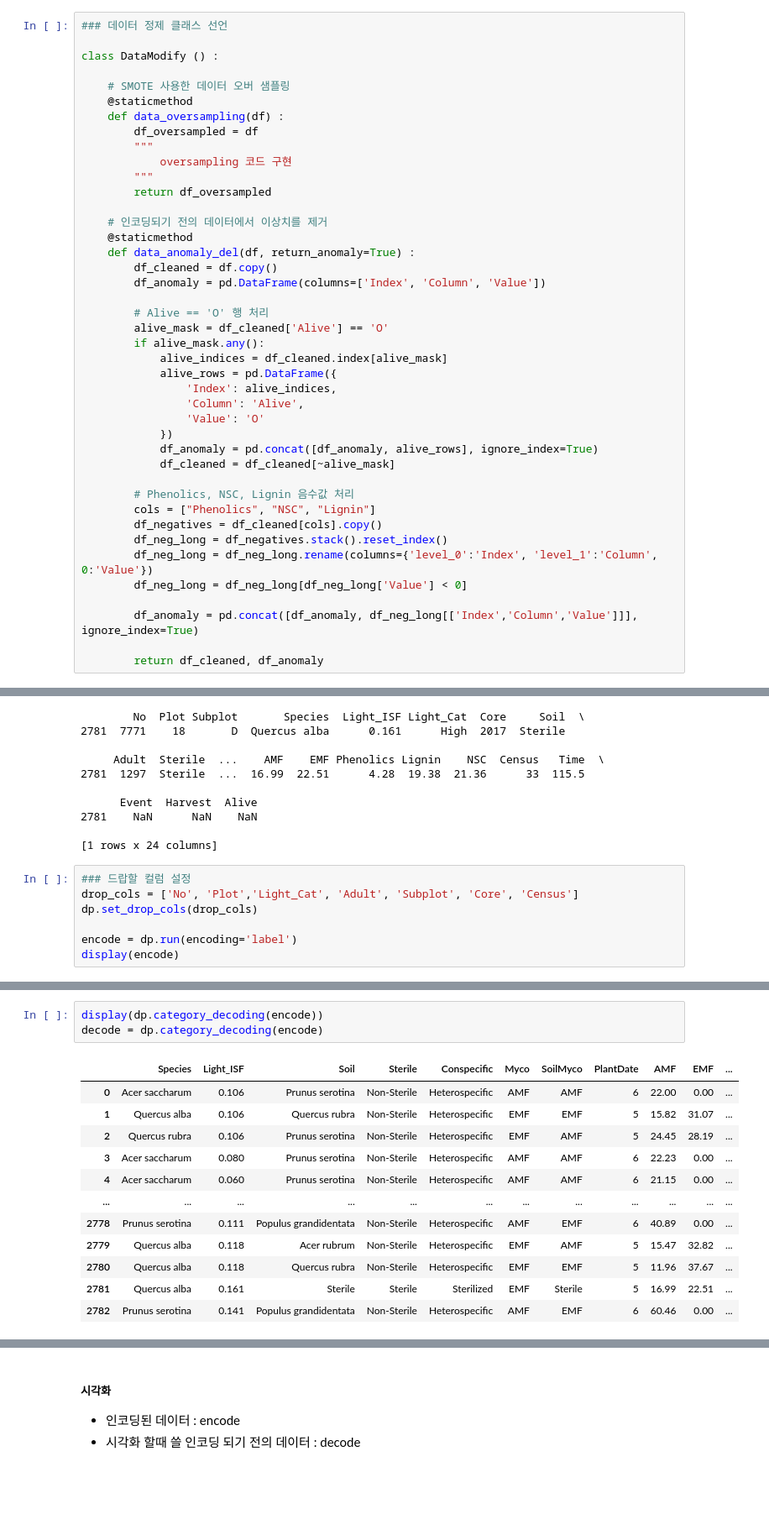
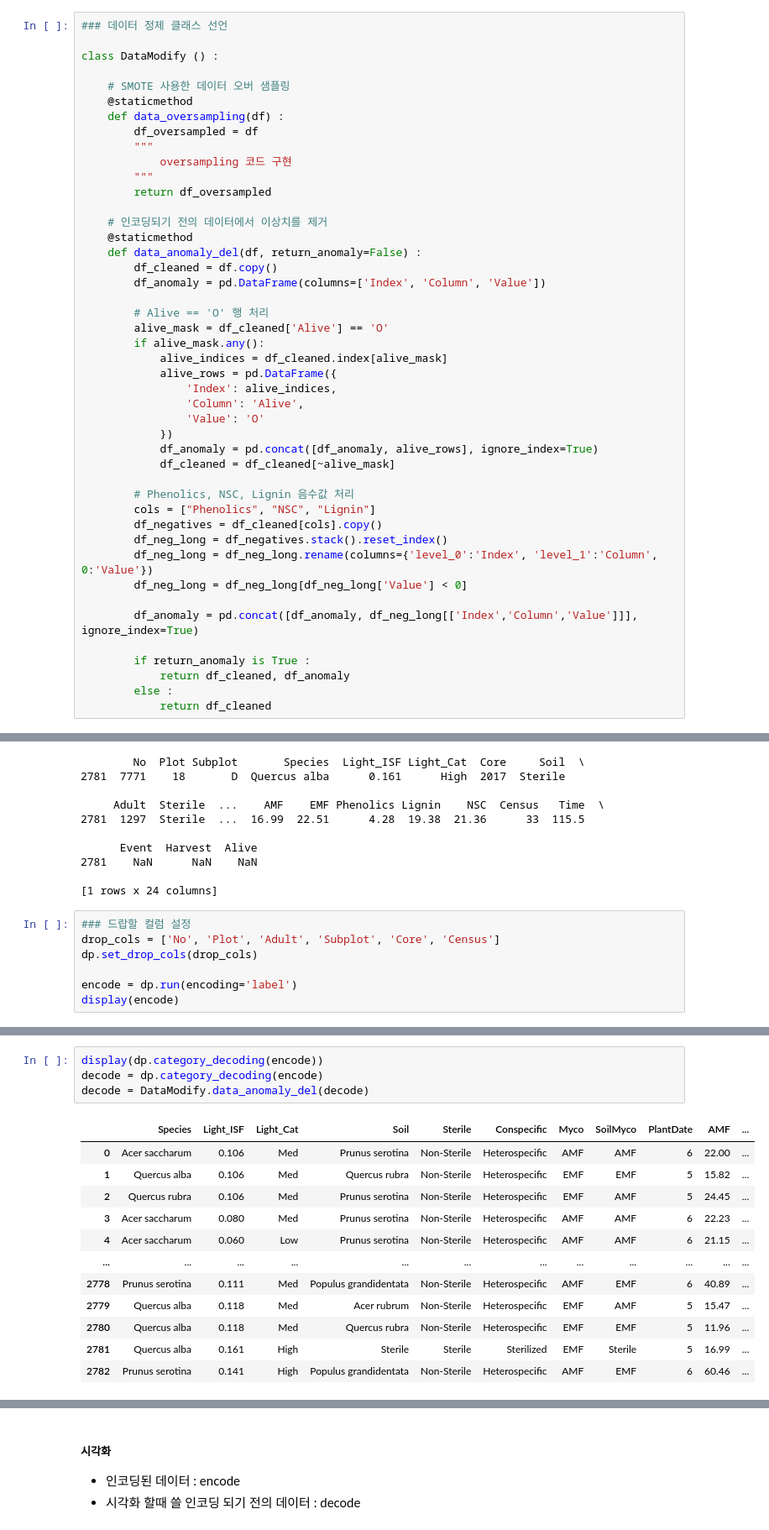
Before and after one commit to SKNetworks-AI19-250818/SKN19-mini-3Team, a Jupyter notebook: run.ipynb, the cells around one changed output, grey strips where cells are left out. Shown at 84% size. Cells and saved outputs as stored; diff of their text form; blank space fills up the shorter version.

```diff
--- a/run.ipynb
+++ b/run.ipynb
@@ -92,7 +92,7 @@ class DataModify () :
 
     # 인코딩되기 전의 데이터에서 이상치를 제거
     @staticmethod
-    def data_anomaly_del(df, return_anomaly=True) :
+    def data_anomaly_del(df, return_anomaly=False) :
         df_cleaned = df.copy()
         df_anomaly = pd.DataFrame(columns=['Index', 'Column', 'Value'])
 
@@ -117,7 +117,10 @@ class DataModify () :
 
         df_anomaly = pd.concat([df_anomaly, df_neg_long[['Index','Column','Value']]], ignore_index=True)
 
-        return df_cleaned, df_anomaly
+        if return_anomaly is True :
+            return df_cleaned, df_anomaly
+        else :
+            return df_cleaned
 # %%
 ### 데이터 전처리 클래스 선언
 
@@ -446,7 +509,7 @@ print(df[df['Event'].isna()])
 [1 rows x 24 columns]
 # %%
 ### 드랍할 컬럼 설정
-drop_cols = ['No', 'Plot','Light_Cat', 'Adult', 'Subplot', 'Core', 'Census']
+drop_cols = ['No', 'Plot', 'Adult', 'Subplot', 'Core', 'Census']
 dp.set_drop_cols(drop_cols)
 
 encode = dp.run(encoding='label')
@@ -468,16 +531,17 @@ display(encode)
 # %%
 display(dp.category_decoding(encode))
 decode = dp.category_decoding(encode)
+decode = DataModify.data_anomaly_del(decode)
 # %% [output]
-|  | Species | Light_ISF | Soil | Sterile | Conspecific | Myco | SoilMyco | PlantDate | AMF | EMF | ... |
-| 0 | Acer saccharum | 0.106 | Prunus serotina | Non-Sterile | Heterospecific | AMF | AMF | 6 | 22.00 | 0.00 | ... |
-| 1 | Quercus alba | 0.106 | Quercus rubra | Non-Sterile | Heterospecific | EMF | EMF | 5 | 15.82 | 31.07 | ... |
-| 2 | Quercus rubra | 0.106 | Prunus serotina | Non-Sterile | Heterospecific | EMF | AMF | 5 | 24.45 | 28.19 | ... |
-| 3 | Acer saccharum | 0.080 | Prunus serotina | Non-Sterile | Heterospecific | AMF | AMF | 6 | 22.23 | 0.00 | ... |
-| 4 | Acer saccharum | 0.060 | Prunus serotina | Non-Sterile | Heterospecific | AMF | AMF | 6 | 21.15 | 0.00 | ... |
+|  | Species | Light_ISF | Light_Cat | Soil | Sterile | Conspecific | Myco | SoilMyco | PlantDate | AMF | ... |
+| 0 | Acer saccharum | 0.106 | Med | Prunus serotina | Non-Sterile | Heterospecific | AMF | AMF | 6 | 22.00 | ... |
+| 1 | Quercus alba | 0.106 | Med | Quercus rubra | Non-Sterile | Heterospecific | EMF | EMF | 5 | 15.82 | ... |
+| 2 | Quercus rubra | 0.106 | Med | Prunus serotina | Non-Sterile | Heterospecific | EMF | AMF | 5 | 24.45 | ... |
+| 3 | Acer saccharum | 0.080 | Med | Prunus serotina | Non-Sterile | Heterospecific | AMF | AMF | 6 | 22.23 | ... |
+| 4 | Acer saccharum | 0.060 | Low | Prunus serotina | Non-Sterile | Heterospecific | AMF | AMF | 6 | 21.15 | ... |
 | ... | ... | ... | ... | ... | ... | ... | ... | ... | ... | ... | ... |
-| 2778 | Prunus serotina | 0.111 | Populus grandidentata | Non-Sterile | Heterospecific | AMF | EMF | 6 | 40.89 | 0.00 | ... |
-| 2779 | Quercus alba | 0.118 | Acer rubrum | Non-Sterile | Heterospecific | EMF | AMF | 5 | 15.47 | 32.82 | ... |
-| 2780 | Quercus alba | 0.118 | Quercus rubra | Non-Sterile | Heterospecific | EMF | EMF | 5 | 11.96 | 37.67 | ... |
-| 2781 | Quercus alba | 0.161 | Sterile | Sterile | Sterilized | EMF | Sterile | 5 | 16.99 | 22.51 | ... |
-| 2782 | Prunus serotina | 0.141 | Populus grandidentata | Non-Sterile | Heterospecific | AMF | EMF | 6 | 60.46 | 0.00 | ... |
+| 2778 | Prunus serotina | 0.111 | Med | Populus grandidentata | Non-Sterile | Heterospecific | AMF | EMF | 6 | 40.89 | ... |
+| 2779 | Quercus alba | 0.118 | Med | Acer rubrum | Non-Sterile | Heterospecific | EMF | AMF | 5 | 15.47 | ... |
+| 2780 | Quercus alba | 0.118 | Med | Quercus rubra | Non-Sterile | Heterospecific | EMF | EMF | 5 | 11.96 | ... |
+| 2781 | Quercus alba | 0.161 | High | Sterile | Sterile | Sterilized | EMF | Sterile | 5 | 16.99 | ... |
+| 2782 | Prunus serotina | 0.141 | High | Populus grandidentata | Non-Sterile | Heterospecific | AMF | EMF | 6 | 60.46 | ... |
```
Also changed, not shown: parts of 7 cells of this notebook.
